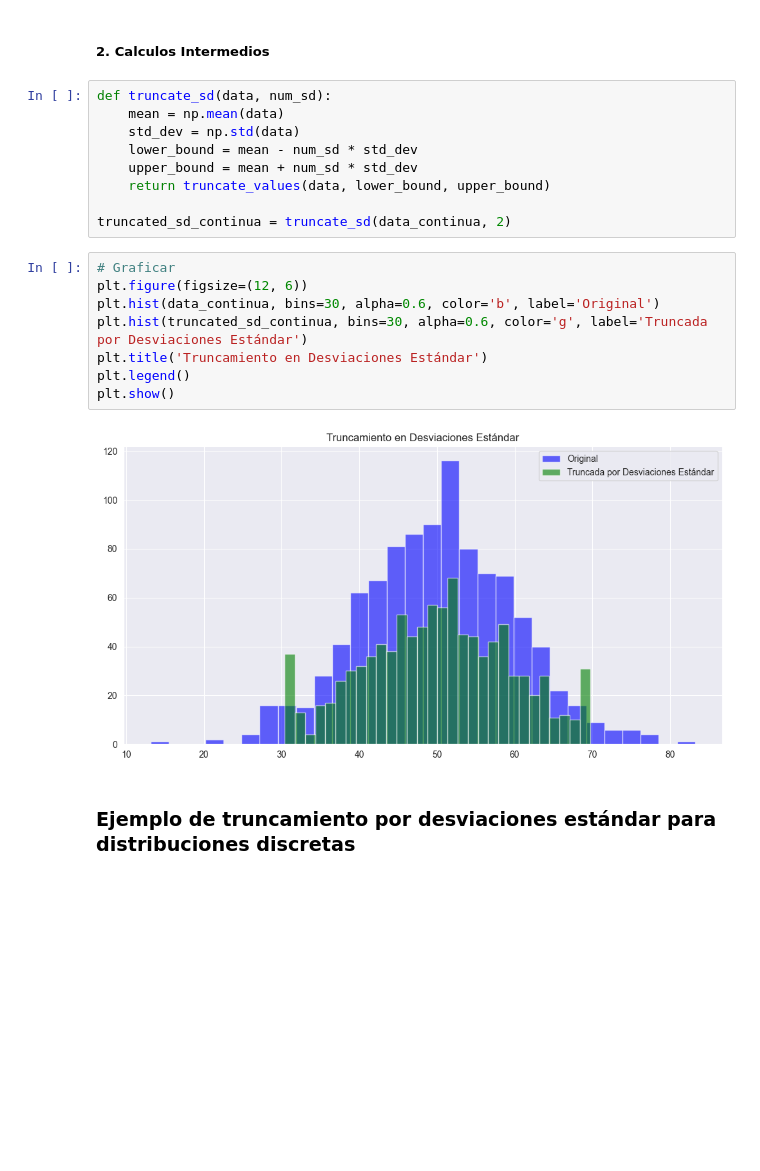
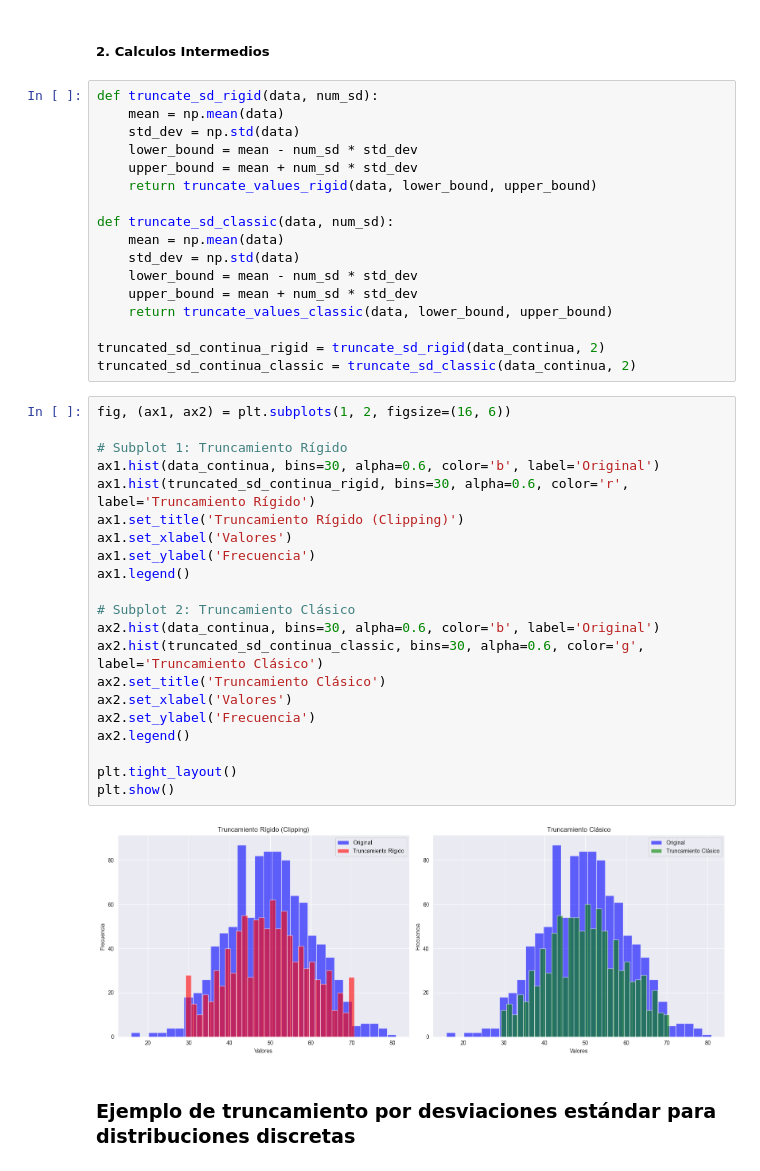
Before and after one commit to Pablogarciao/TruncamientoModelos, a Jupyter notebook: Quiz2.ipynb, the cells around one changed output. Drawn from its saved outputs; the diff is of its cells as text; blank space fills up the shorter version.

```diff
--- a/Quiz2.ipynb
+++ b/Quiz2.ipynb
@@ -133,24 +206,45 @@ En finanzas y economía, para tratar valores atípicos en series de tiempo y hac
 # %% [markdown]
 ##### 2. Calculos Intermedios
 # %%
-def truncate_sd(data, num_sd):
+def truncate_sd_rigid(data, num_sd):
     mean = np.mean(data)
     std_dev = np.std(data)
     lower_bound = mean - num_sd * std_dev
     upper_bound = mean + num_sd * std_dev
-    return truncate_values(data, lower_bound, upper_bound)
+    return truncate_values_rigid(data, lower_bound, upper_bound)
 
-truncated_sd_continua = truncate_sd(data_continua, 2)
+def truncate_sd_classic(data, num_sd):
+    mean = np.mean(data)
+    std_dev = np.std(data)
+    lower_bound = mean - num_sd * std_dev
+    upper_bound = mean + num_sd * std_dev
+    return truncate_values_classic(data, lower_bound, upper_bound)
+
+truncated_sd_continua_rigid = truncate_sd_rigid(data_continua, 2)
+truncated_sd_continua_classic = truncate_sd_classic(data_continua, 2)
 # %%
-# Graficar
-plt.figure(figsize=(12, 6))
-plt.hist(data_continua, bins=30, alpha=0.6, color='b', label='Original')
-plt.hist(truncated_sd_continua, bins=30, alpha=0.6, color='g', label='Truncada por Desviaciones Estándar')
-plt.title('Truncamiento en Desviaciones Estándar')
-plt.legend()
+fig, (ax1, ax2) = plt.subplots(1, 2, figsize=(16, 6))
+
+# Subplot 1: Truncamiento Rígido
+ax1.hist(data_continua, bins=30, alpha=0.6, color='b', label='Original')
+ax1.hist(truncated_sd_continua_rigid, bins=30, alpha=0.6, color='r', label='Truncamiento Rígido')
+ax1.set_title('Truncamiento Rígido (Clipping)')
+ax1.set_xlabel('Valores')
+ax1.set_ylabel('Frecuencia')
+ax1.legend()
+
+# Subplot 2: Truncamiento Clásico
+ax2.hist(data_continua, bins=30, alpha=0.6, color='b', label='Original')
+ax2.hist(truncated_sd_continua_classic, bins=30, alpha=0.6, color='g', label='Truncamiento Clásico')
+ax2.set_title('Truncamiento Clásico')
+ax2.set_xlabel('Valores')
+ax2.set_ylabel('Frecuencia')
+ax2.legend()
+
+plt.tight_layout()
 plt.show()
 # %% [output]
-[figure, old version]
+[figure, new version]
 # %% [markdown]
 ### Ejemplo de truncamiento por desviaciones estándar para distribuciones discretas
 # %% [markdown]
```
Also changed, not shown: parts of 14 cells of this notebook.
